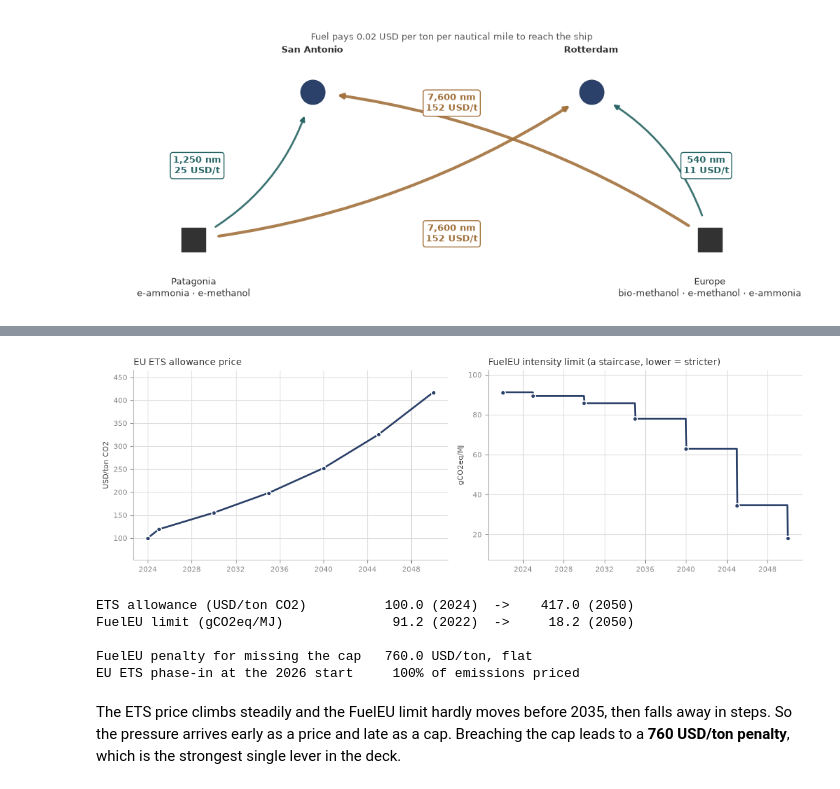
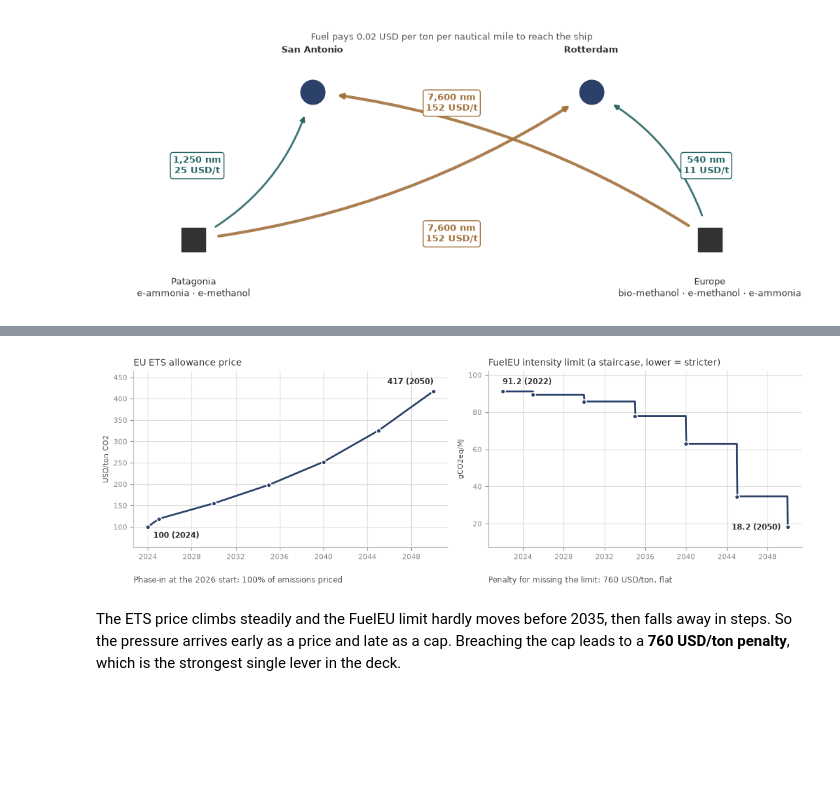
Before and after one commit to zerocarbonshipping/navigate-zcs, a Jupyter notebook: docs/workshop/03-how-a-navigate-model-is-built.ipynb, the cells around one changed output, grey strips where cells are left out. Cells and saved outputs as stored; diff of their text form; code cells hidden in the pictures; blank space fills up the shorter version.

```diff
--- a/docs/workshop/03-how-a-navigate-model-is-built.ipynb
+++ b/docs/workshop/03-how-a-navigate-model-is-built.ipynb
@@ -1108,25 +872,5 @@ fig.legend(*ax1.get_legend_handles_labels(), loc="lower center", ncol=5,
            fontsize=8, frameon=False, labelcolor=SUBINK)
 fig.tight_layout(rect=(0, 0.08, 1, 1))
 plt.show()
-
-# What each step needs per ton of what it makes, at the first year.
-print("Additional input data")
-_rows = []
-for process, label, _colour in _STEPS + [("methanol_synthesis_bio_gasification", "bio-methanol synthesis", None)]:
-    node = manager.nodes.processes[process]
-    feeds = ", ".join(f"{scalar(c):.2f} t {f.get_name()}" for f, c in zip(node.feeds, node.conversions))
-    lifetime = _region.get_process_lifetime(process)
-    _rows.append({"step": label,
-                  "inputs per t of output": feeds,
-                  "electricity (MWh/t)": scalar(_region.get_process_energy(process)),
-                  "life (yr)": scalar(lifetime) if lifetime is not None else "plant's"})
-display(pd.DataFrame(_rows).set_index("step"))
-
-print("Bio-methanol is costed per ton, not by size: "
-      f"CAPEX {scalar(_region.get_process_CAPEX(_bio), 0.):,.0f} USD per t/yr of capacity in 2026, "
-      f"fixed OPEX {scalar(_region.get_process_OPEX(_bio)):,.0f} USD/yr per t/yr.")
-print("Feedstock prices (USD/t): " + ", ".join(
-    f"{f} {scalar(_region.get_feedstock_cost(f)):,.0f}"
-    for f in ("carbon_dioxide_biogenic", "feedstock_biomethanol_gasification", "demineralized_water")))
 # %% [output]
 [figure]
@@ -1309,38 +1095,34 @@ alternative fuel supplies.
 # %%
 # @title Figure: regulation prices and targets
-fig, (ax1, ax2) = plt.subplots(1, 2, figsize=(11, 3.6))
+fig, (ax1, ax2) = plt.subplots(1, 2, figsize=(11, 3.8))
 
 panel(ax1, [("eu_ets_carbon_credit_price", None)],
       "EU ETS allowance price", "USD/ton CO2")
 panel(ax2, [("fuel_eu_target_reduction", None)],
       "FuelEU intensity limit (a staircase, lower = stricter)", "gCO2eq/MJ")
 
+# The first and last table rows, written next to their point, clear of the curve.
+for ax, name, fmt, places in (
+        (ax1, "eu_ets_carbon_credit_price", ".0f", [((6, -12), "left"), ((0, 8), "right")]),
+        (ax2, "fuel_eu_target_reduction", ".1f", [((0, 8), "left"), ((-8, -3), "right")])):
+    rows = forecast_to_frame(name)
+    for row, (offset, align) in zip((rows.iloc[0], rows.iloc[-1]), places):
+        ax.annotate(f"{row['value']:{fmt}} ({row['date'].year})", (row["date"], row["value"]),
+                    xytext=offset, textcoords="offset points", ha=align, fontsize=8.5,
+                    color=INK, fontweight="bold")
+
+# Two levers that are not curves: a single number each.
+phase_in = forecast_to_frame("eu_ets_maritime_phase_in")
+started = phase_in.loc[phase_in["date"].dt.year <= 2026, "value"].iloc[-1]
+penalty = manager.nodes.variables["fuel_eu_remedial_cost"].get()   # a Variable: .get()
+for ax, text in ((ax1, f"Phase-in at the 2026 start: {started:.0%} of emissions priced"),
+                 (ax2, f"Penalty for missing the limit: {penalty:.0f} USD/ton, flat")):
+    ax.annotate(text, (0, -.2), xycoords="axes fraction", fontsize=8.5, color=SUBINK)
+
 fig.tight_layout()
 plt.show()
-
-for name, label in [("eu_ets_carbon_credit_price", "ETS allowance (USD/ton CO2)"),
-                    ("fuel_eu_target_reduction", "FuelEU limit (gCO2eq/MJ)")]:
-    df = forecast_to_frame(name)
-    first, last = df.iloc[0], df.iloc[-1]
-    print(f"{label:34} {first['value']:7.1f} ({first['date'].year})"
-          f"  ->  {last['value']:7.1f} ({last['date'].year})")
-
-# The lever that actually moves the answer is not a Forecast at all: a single
-# number with no axis is a `Variable`, read with .get().
-penalty = manager.nodes.variables["fuel_eu_remedial_cost"].get()
-print(f"\n{'FuelEU penalty for missing the cap':34} {penalty:7.1f} USD/ton, flat")
-
-# And the ETS is not phasing in over this run: it is complete on day one.
-phase_in = forecast_to_frame("eu_ets_maritime_phase_in")
-started = phase_in.loc[phase_in["date"].dt.year <= 2026, "value"].iloc[-1]
-print(f"{'EU ETS phase-in at the 2026 start':34} {started:7.0%} of emissions priced")
 # %% [output]
-[figure, old version]
+[figure, new version]
-ETS allowance (USD/ton CO2)          100.0 (2024)  ->    417.0 (2050)
-FuelEU limit (gCO2eq/MJ)              91.2 (2022)  ->     18.2 (2050)
-
-FuelEU penalty for missing the cap   760.0 USD/ton, flat
-EU ETS phase-in at the 2026 start     100% of emissions priced
 # %% [markdown]
 The ETS price climbs steadily and the FuelEU limit hardly moves before 2035,
 then falls away in steps. So the pressure arrives early as a price and late as
```
Also changed, not shown: parts of 62 cells of this notebook, 18 other files.
